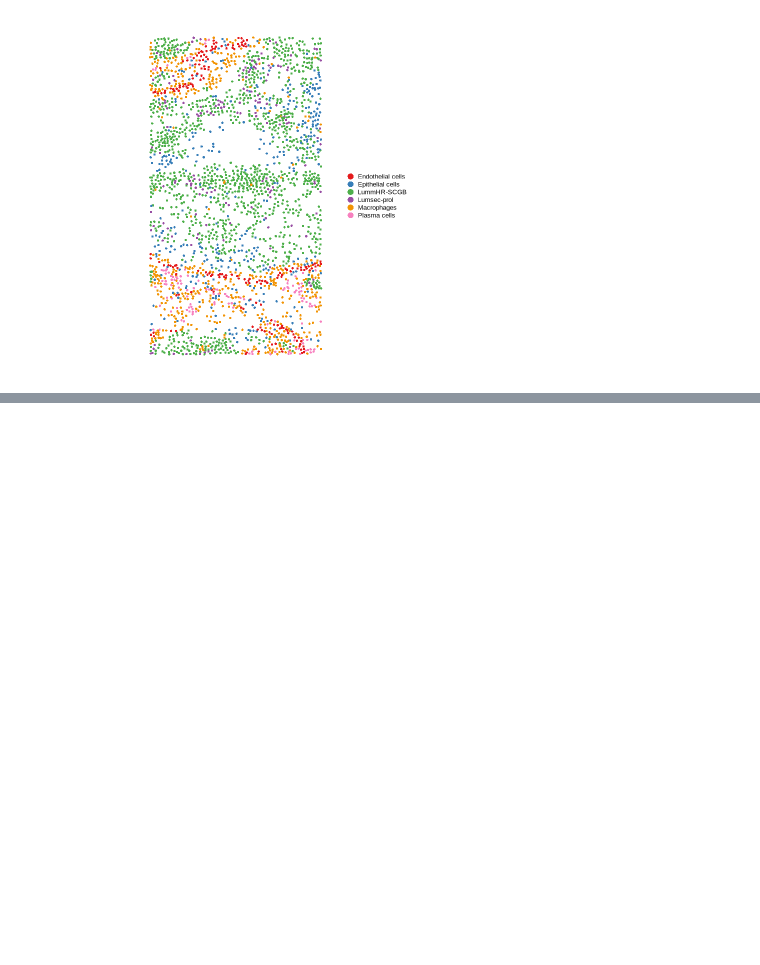
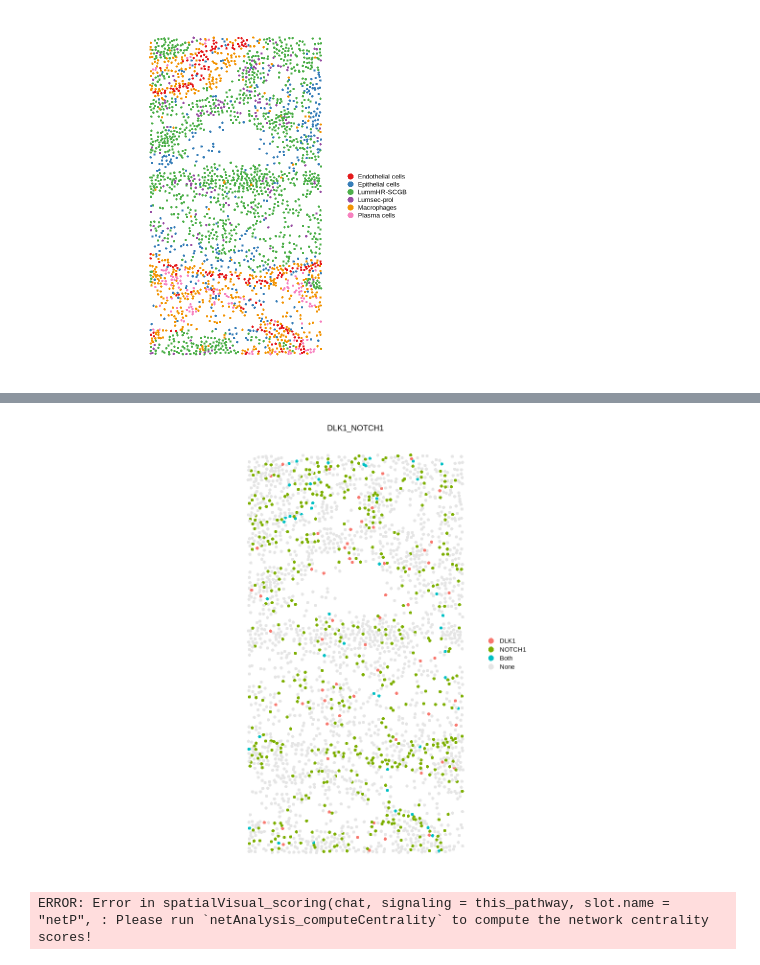
Before and after one commit to CRI-Biocore/Spatial_Transcriptomics_GeoMx_CosMx_2026, a Jupyter notebook: CosMx/codes/4_cosmx_spatial_cell_com.ipynb, the cells around one changed output, grey strips where cells are left out. Cells and saved outputs as stored; diff of their text form; code cells hidden in the pictures; blank space fills up the shorter version.

```diff
--- a/CosMx/codes/4_cosmx_spatial_cell_com.ipynb
+++ b/CosMx/codes/4_cosmx_spatial_cell_com.ipynb
@@ -379,0 +367,13 @@ ERROR: Error in extractEnrichedLR_internal(net, LR, DB, signaling = signaling.i,
+# %%
+# show the expression distributions of genes associated with the specific L-R pair
+enrichedLR = extractEnrichedLR(chat, signaling = this_pathway, do.group = FALSE)
+LR.show = enrichedLR[1,,drop = FALSE] # only show one ligand-receptor pair
+spatialFeaturePlot(chat, pairLR.use =  LR.show, do.group = FALSE, do.binary = TRUE, cutoff = 0.05, point.size = 1.5)
+# %% [output]
+[figure, added]
+# %%
+gg1 = spatialVisual_scoring(chat, signaling = this_pathway, slot.name = "netP", do.group = FALSE, measure = c("outdeg"), do.binary = FALSE, color.heatmap = "Blues", point.size = 1)
+gg2 = spatialVisual_scoring(chat, signaling = this_pathway, slot.name = "netP", do.group = FALSE, measure = c("indeg"), do.binary = FALSE, color.heatmap = "Reds", point.size = 1)
+patchwork::wrap_plots(gg1, gg2, ncol =2)
+# %% [output]
+ERROR: Error in spatialVisual_scoring(chat, signaling = this_pathway, slot.name = "netP", : Please run `netAnalysis_computeCentrality` to compute the network centrality scores!
```
Also changed, not shown: parts of 26 cells of this notebook, 15 other files.
